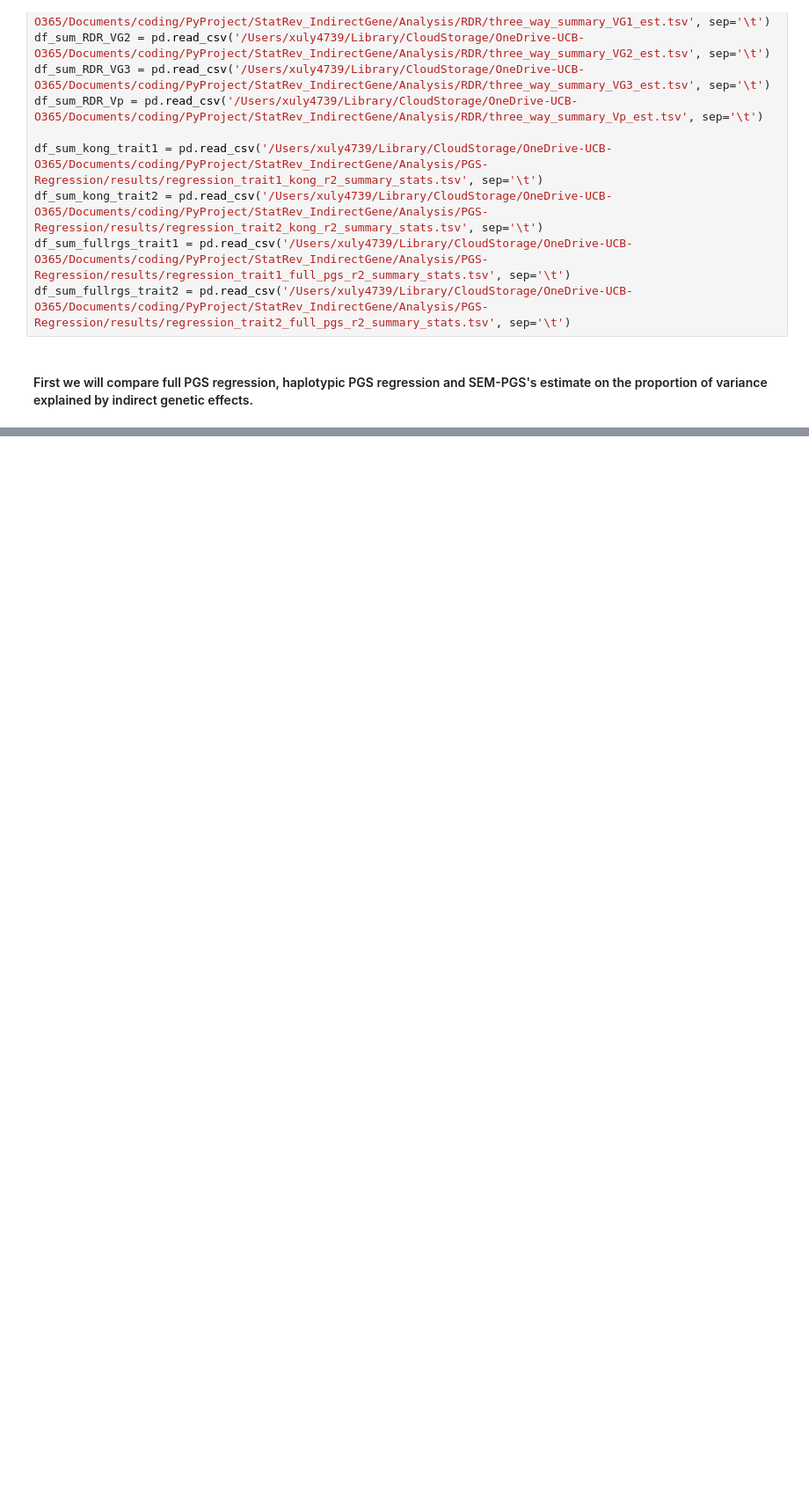
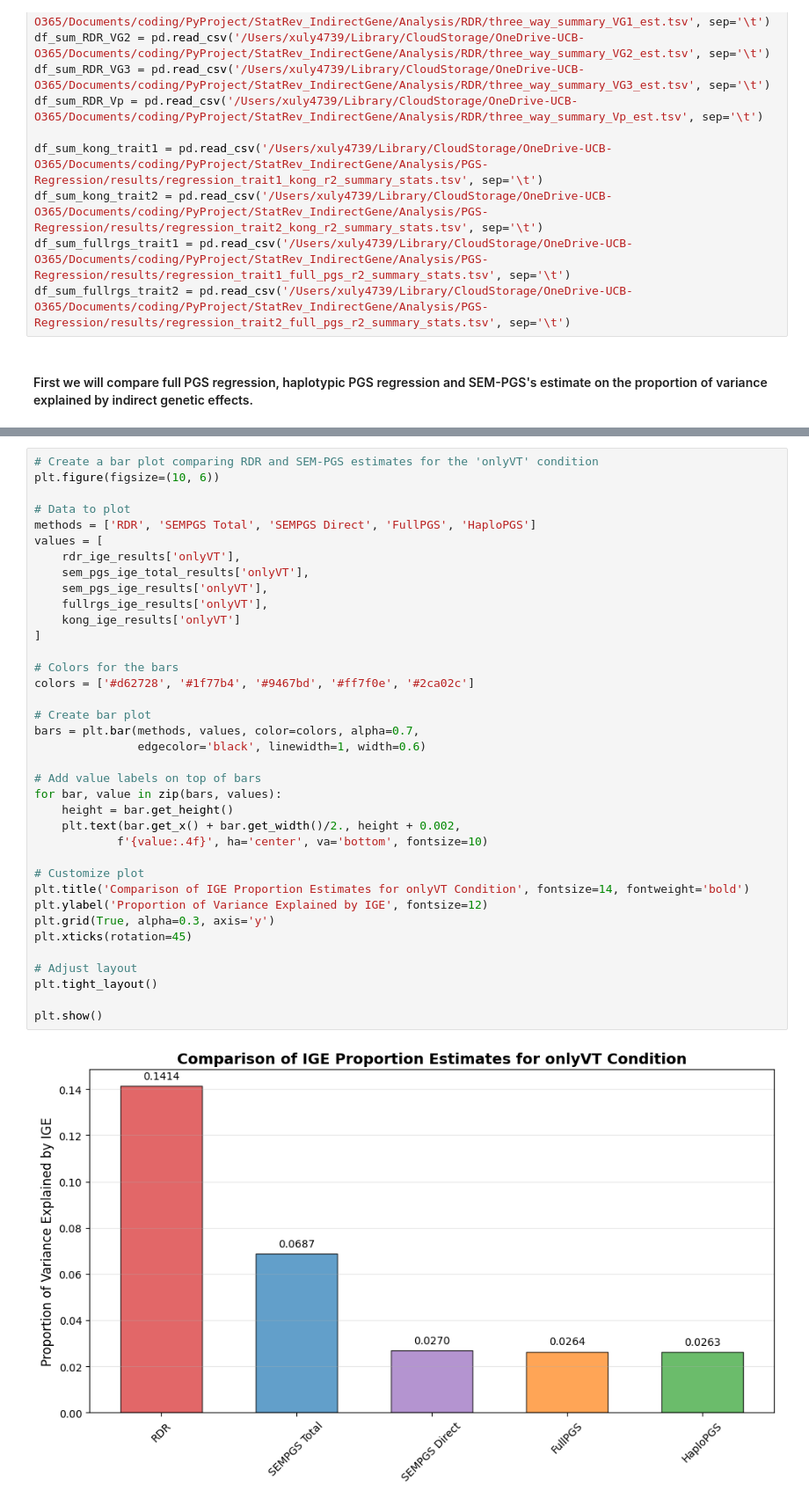
Before and after one commit to Xuanyu-Lyu/StatRev_IndirectGene, a Jupyter notebook: Analysis/joint_analysis_uni.ipynb, the cells around one changed output, grey strips where cells are left out. Shown: that part at 88% size. Cells and saved outputs as stored; diff of their text form; blank space fills up the shorter version.

```diff
--- a/Analysis/joint_analysis_uni.ipynb
+++ b/Analysis/joint_analysis_uni.ipynb
@@ -204,0 +245,39 @@ plt.show()
+# %%
+# Create a bar plot comparing RDR and SEM-PGS estimates for the 'onlyVT' condition
+plt.figure(figsize=(10, 6))
+
+# Data to plot
+methods = ['RDR', 'SEMPGS Total', 'SEMPGS Direct', 'FullPGS', 'HaploPGS']
+values = [
+    rdr_ige_results['onlyVT'],
+    sem_pgs_ige_total_results['onlyVT'],
+    sem_pgs_ige_results['onlyVT'],
+    fullrgs_ige_results['onlyVT'],
+    kong_ige_results['onlyVT']
+]
+
+# Colors for the bars
+colors = ['#d62728', '#1f77b4', '#9467bd', '#ff7f0e', '#2ca02c']
+
+# Create bar plot
+bars = plt.bar(methods, values, color=colors, alpha=0.7,
+               edgecolor='black', linewidth=1, width=0.6)
+
+# Add value labels on top of bars
+for bar, value in zip(bars, values):
+    height = bar.get_height()
+    plt.text(bar.get_x() + bar.get_width()/2., height + 0.002,
+            f'{value:.4f}', ha='center', va='bottom', fontsize=10)
+
+# Customize plot
+plt.title('Comparison of IGE Proportion Estimates for onlyVT Condition', fontsize=14, fontweight='bold')
+plt.ylabel('Proportion of Variance Explained by IGE', fontsize=12)
+plt.grid(True, alpha=0.3, axis='y')
+plt.xticks(rotation=45)
+
+# Adjust layout
+plt.tight_layout()
+
+plt.show()
+# %% [output]
+[figure, added]
```
Also changed, not shown: parts of 6 cells of this notebook, 9 other files.
